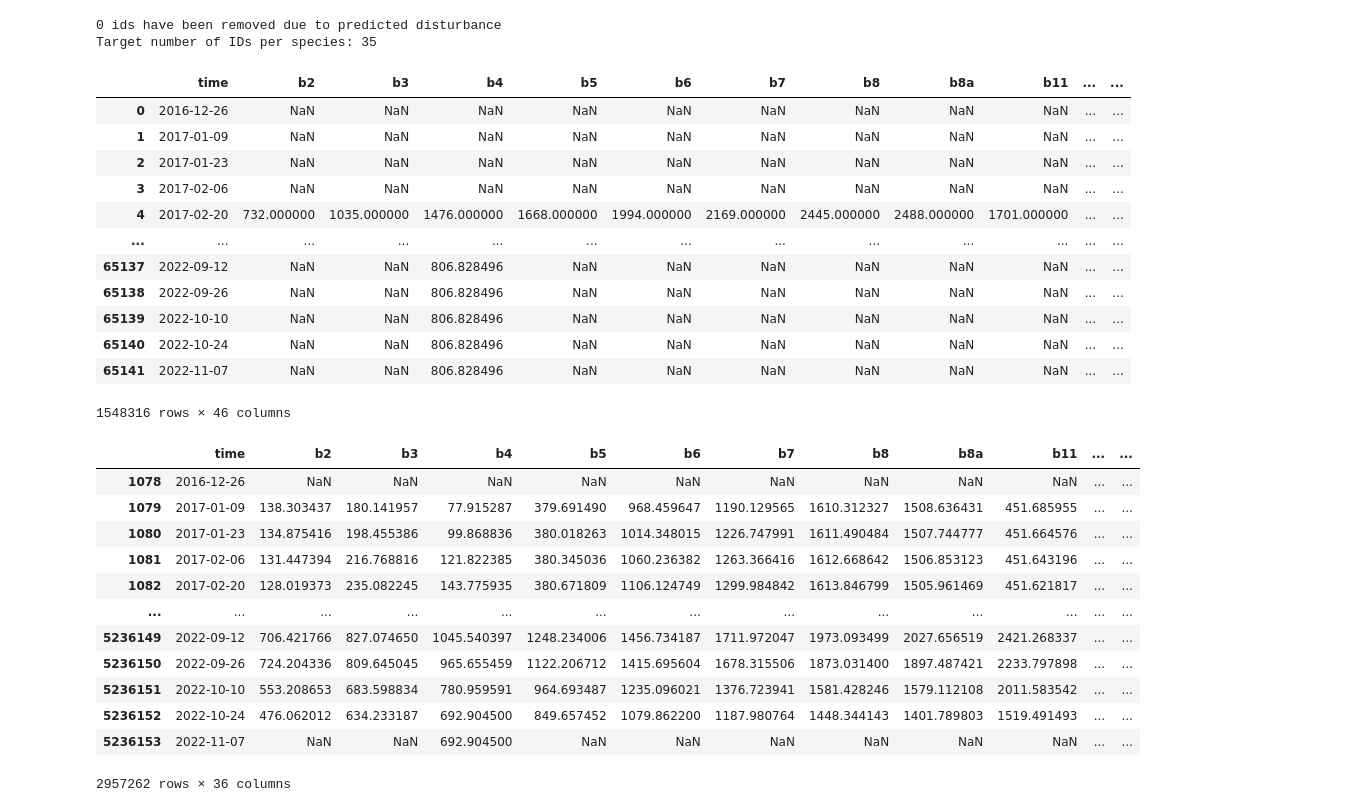
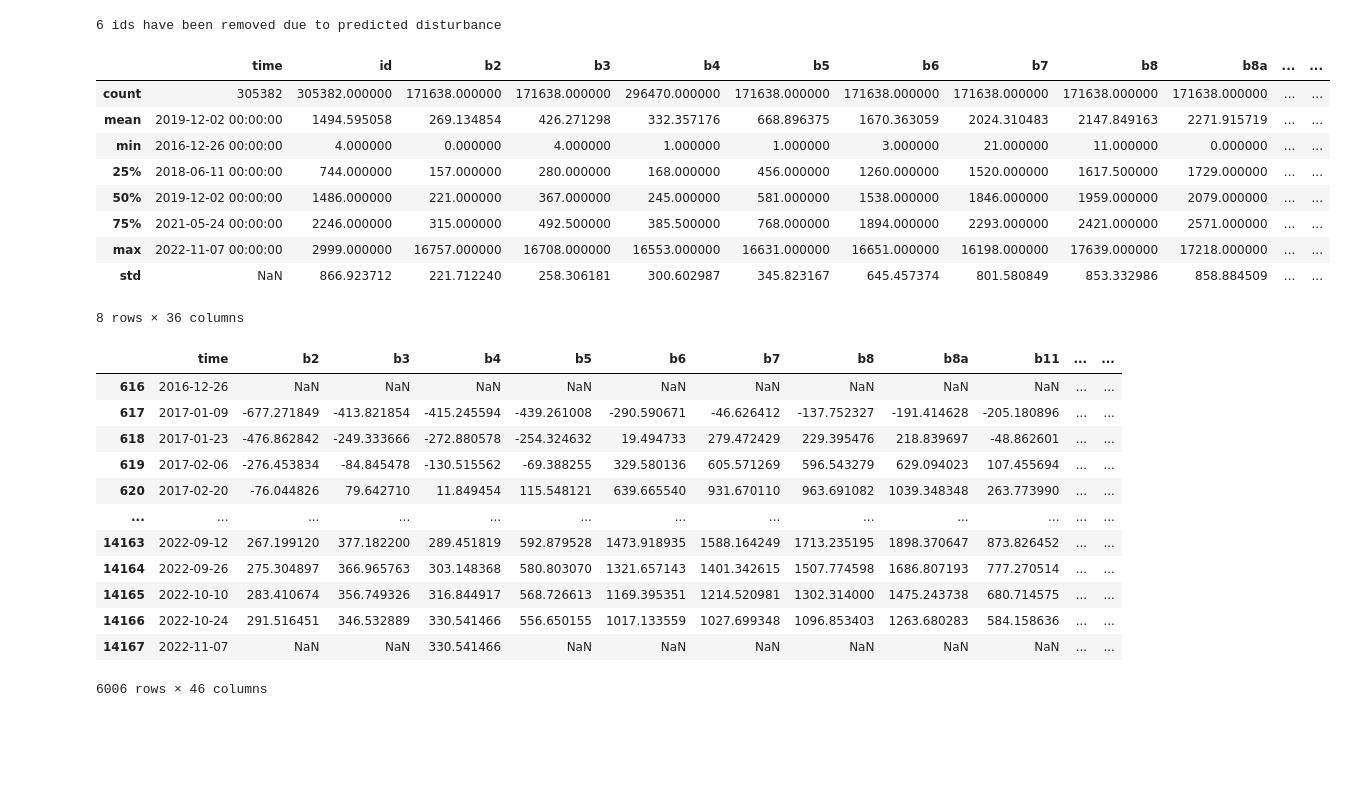
Before and after one commit to RafaelRiesle/tree_classification, a Jupyter notebook: src/pipelines/processing/test_pipeline.ipynb, the cells around one changed output. Saved outputs shown, nothing was run; the diff lists cells and outputs as text; code cells hidden in the pictures; blank space fills up the shorter version.

```diff
--- a/src/pipelines/processing/test_pipeline.ipynb
+++ b/src/pipelines/processing/test_pipeline.ipynb
@@ -33,58 +35,54 @@ test_steps = [
 # %%
 threshold = 150 # ids with size <150 will be augmented
 
 train_steps = [
     TimeSeriesFilter(on=True),
     BasicFeatures(on=True),
     OldDisturbancePruner(on=True),
     CalculateIndices(on=True),
     DetectDisturbedTrees(on=True),
     AdjustLabels(on=True),
-    DataAugmentation(on=True, threshold=threshold),
+    DataAugmentation(on=False, threshold=threshold),
     TimeSeriesAggregate(on=True, freq=2, method="mean"),
-    InterpolateNaNs(on=True, method="quadratic"),
-    Smooth(on=True),
+    InterpolateNaNs(on=False, method="quadratic"),
+    Smooth(on=False),
     Interpolation(on=True),
     CalculateIndices(on=True), # Second time because of augmentation
     TemporalFeatures(on=True),
 ]
 
 pipeline = ProcessingPipeline(path=PATH, steps=train_steps)
 
 df_processed = pipeline.run()
-df_processed
+df_processed.describe()
 # %% [output]
-0 ids have been removed due to predicted disturbance
-Target number of IDs per species: 35
+6 ids have been removed due to predicted disturbance
-|  | time | b2 | b3 | b4 | b5 | b6 | b7 | b8 | b8a | b11 | ... | ... |
-| 0 | 2016-12-26 | NaN | NaN | NaN | NaN | NaN | NaN | NaN | NaN | NaN | ... | ... |
-| 1 | 2017-01-09 | NaN | NaN | NaN | NaN | NaN | NaN | NaN | NaN | NaN | ... | ... |
-| 2 | 2017-01-23 | NaN | NaN | NaN | NaN | NaN | NaN | NaN | NaN | NaN | ... | ... |
-| 3 | 2017-02-06 | NaN | NaN | NaN | NaN | NaN | NaN | NaN | NaN | NaN | ... | ... |
-| 4 | 2017-02-20 | 732.000000 | 1035.000000 | 1476.000000 | 1668.000000 | 1994.000000 | 2169.000000 | 2445.000000 | 2488.000000 | 1701.000000 | ... | ... |
-| ... | ... | ... | ... | ... | ... | ... | ... | ... | ... | ... | ... | ... |
-| 65137 | 2022-09-12 | NaN | NaN | 806.828496 | NaN | NaN | NaN | NaN | NaN | NaN | ... | ... |
-| 65138 | 2022-09-26 | NaN | NaN | 806.828496 | NaN | NaN | NaN | NaN | NaN | NaN | ... | ... |
-| 65139 | 2022-10-10 | NaN | NaN | 806.828496 | NaN | NaN | NaN | NaN | NaN | NaN | ... | ... |
-| 65140 | 2022-10-24 | NaN | NaN | 806.828496 | NaN | NaN | NaN | NaN | NaN | NaN | ... | ... |
-| 65141 | 2022-11-07 | NaN | NaN | 806.828496 | NaN | NaN | NaN | NaN | NaN | NaN | ... | ... |
+|  | time | id | b2 | b3 | b4 | b5 | b6 | b7 | b8 | b8a | ... | ... |
+| count | 305382 | 305382.000000 | 171638.000000 | 171638.000000 | 296470.000000 | 171638.000000 | 171638.000000 | 171638.000000 | 171638.000000 | 171638.000000 | ... | ... |
+| mean | 2019-12-02 00:00:00 | 1494.595058 | 269.134854 | 426.271298 | 332.357176 | 668.896375 | 1670.363059 | 2024.310483 | 2147.849163 | 2271.915719 | ... | ... |
+| min | 2016-12-26 00:00:00 | 4.000000 | 0.000000 | 4.000000 | 1.000000 | 1.000000 | 3.000000 | 21.000000 | 11.000000 | 0.000000 | ... | ... |
+| 25% | 2018-06-11 00:00:00 | 744.000000 | 157.000000 | 280.000000 | 168.000000 | 456.000000 | 1260.000000 | 1520.000000 | 1617.500000 | 1729.000000 | ... | ... |
+| 50% | 2019-12-02 00:00:00 | 1486.000000 | 221.000000 | 367.000000 | 245.000000 | 581.000000 | 1538.000000 | 1846.000000 | 1959.000000 | 2079.000000 | ... | ... |
+| 75% | 2021-05-24 00:00:00 | 2246.000000 | 315.000000 | 492.500000 | 385.500000 | 768.000000 | 1894.000000 | 2293.000000 | 2421.000000 | 2571.000000 | ... | ... |
+| max | 2022-11-07 00:00:00 | 2999.000000 | 16757.000000 | 16708.000000 | 16553.000000 | 16631.000000 | 16651.000000 | 16198.000000 | 17639.000000 | 17218.000000 | ... | ... |
+| std | NaN | 866.923712 | 221.712240 | 258.306181 | 300.602987 | 345.823167 | 645.457374 | 801.580849 | 853.332986 | 858.884509 | ... | ... |
-1548316 rows × 46 columns
+8 rows × 36 columns
 # %%
 df_processed[df_processed["id"].str.contains("aug")]
 # %% [output]
 |  | time | b2 | b3 | b4 | b5 | b6 | b7 | b8 | b8a | b11 | ... | ... |
-| 1078 | 2016-12-26 | NaN | NaN | NaN | NaN | NaN | NaN | NaN | NaN | NaN | ... | ... |
-| 1079 | 2017-01-09 | 138.303437 | 180.141957 | 77.915287 | 379.691490 | 968.459647 | 1190.129565 | 1610.312327 | 1508.636431 | 451.685955 | ... | ... |
-| 1080 | 2017-01-23 | 134.875416 | 198.455386 | 99.868836 | 380.018263 | 1014.348015 | 1226.747991 | 1611.490484 | 1507.744777 | 451.664576 | ... | ... |
-| 1081 | 2017-02-06 | 131.447394 | 216.768816 | 121.822385 | 380.345036 | 1060.236382 | 1263.366416 | 1612.668642 | 1506.853123 | 451.643196 | ... | ... |
-| 1082 | 2017-02-20 | 128.019373 | 235.082245 | 143.775935 | 380.671809 | 1106.124749 | 1299.984842 | 1613.846799 | 1505.961469 | 451.621817 | ... | ... |
+| 616 | 2016-12-26 | NaN | NaN | NaN | NaN | NaN | NaN | NaN | NaN | NaN | ... | ... |
+| 617 | 2017-01-09 | -677.271849 | -413.821854 | -415.245594 | -439.261008 | -290.590671 | -46.626412 | -137.752327 | -191.414628 | -205.180896 | ... | ... |
+| 618 | 2017-01-23 | -476.862842 | -249.333666 | -272.880578 | -254.324632 | 19.494733 | 279.472429 | 229.395476 | 218.839697 | -48.862601 | ... | ... |
+| 619 | 2017-02-06 | -276.453834 | -84.845478 | -130.515562 | -69.388255 | 329.580136 | 605.571269 | 596.543279 | 629.094023 | 107.455694 | ... | ... |
+| 620 | 2017-02-20 | -76.044826 | 79.642710 | 11.849454 | 115.548121 | 639.665540 | 931.670110 | 963.691082 | 1039.348348 | 263.773990 | ... | ... |
 | ... | ... | ... | ... | ... | ... | ... | ... | ... | ... | ... | ... | ... |
-| 5236149 | 2022-09-12 | 706.421766 | 827.074650 | 1045.540397 | 1248.234006 | 1456.734187 | 1711.972047 | 1973.093499 | 2027.656519 | 2421.268337 | ... | ... |
-| 5236150 | 2022-09-26 | 724.204336 | 809.645045 | 965.655459 | 1122.206712 | 1415.695604 | 1678.315506 | 1873.031400 | 1897.487421 | 2233.797898 | ... | ... |
-| 5236151 | 2022-10-10 | 553.208653 | 683.598834 | 780.959591 | 964.693487 | 1235.096021 | 1376.723941 | 1581.428246 | 1579.112108 | 2011.583542 | ... | ... |
-| 5236152 | 2022-10-24 | 476.062012 | 634.233187 | 692.904500 | 849.657452 | 1079.862200 | 1187.980764 | 1448.344143 | 1401.789803 | 1519.491493 | ... | ... |
-| 5236153 | 2022-11-07 | NaN | NaN | 692.904500 | NaN | NaN | NaN | NaN | NaN | NaN | ... | ... |
+| 14163 | 2022-09-12 | 267.199120 | 377.182200 | 289.451819 | 592.879528 | 1473.918935 | 1588.164249 | 1713.235195 | 1898.370647 | 873.826452 | ... | ... |
+| 14164 | 2022-09-26 | 275.304897 | 366.965763 | 303.148368 | 580.803070 | 1321.657143 | 1401.342615 | 1507.774598 | 1686.807193 | 777.270514 | ... | ... |
+| 14165 | 2022-10-10 | 283.410674 | 356.749326 | 316.844917 | 568.726613 | 1169.395351 | 1214.520981 | 1302.314000 | 1475.243738 | 680.714575 | ... | ... |
+| 14166 | 2022-10-24 | 291.516451 | 346.532889 | 330.541466 | 556.650155 | 1017.133559 | 1027.699348 | 1096.853403 | 1263.680283 | 584.158636 | ... | ... |
+| 14167 | 2022-11-07 | NaN | NaN | 330.541466 | NaN | NaN | NaN | NaN | NaN | NaN | ... | ... |
-2957262 rows × 36 columns
+6006 rows × 46 columns
 # %%
 # df_processed.to_csv("../../../data/processed/trainset_processed.csv", index=False)
 df_processed = pd.read_csv("../../../data/processed/trainset_processed.csv", parse_dates=["time"])
```
Also changed, not shown: parts of 6 cells of this notebook, 5 other files.
